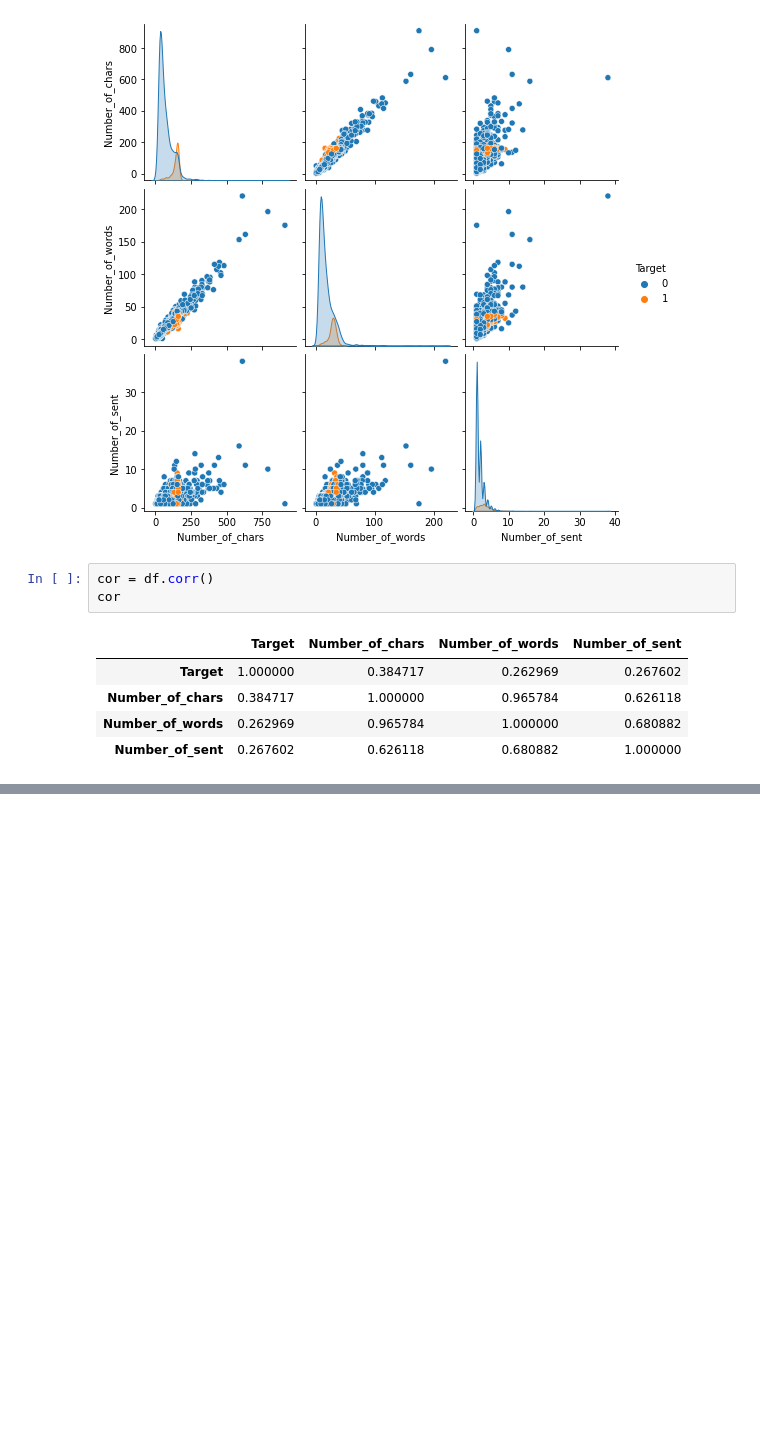
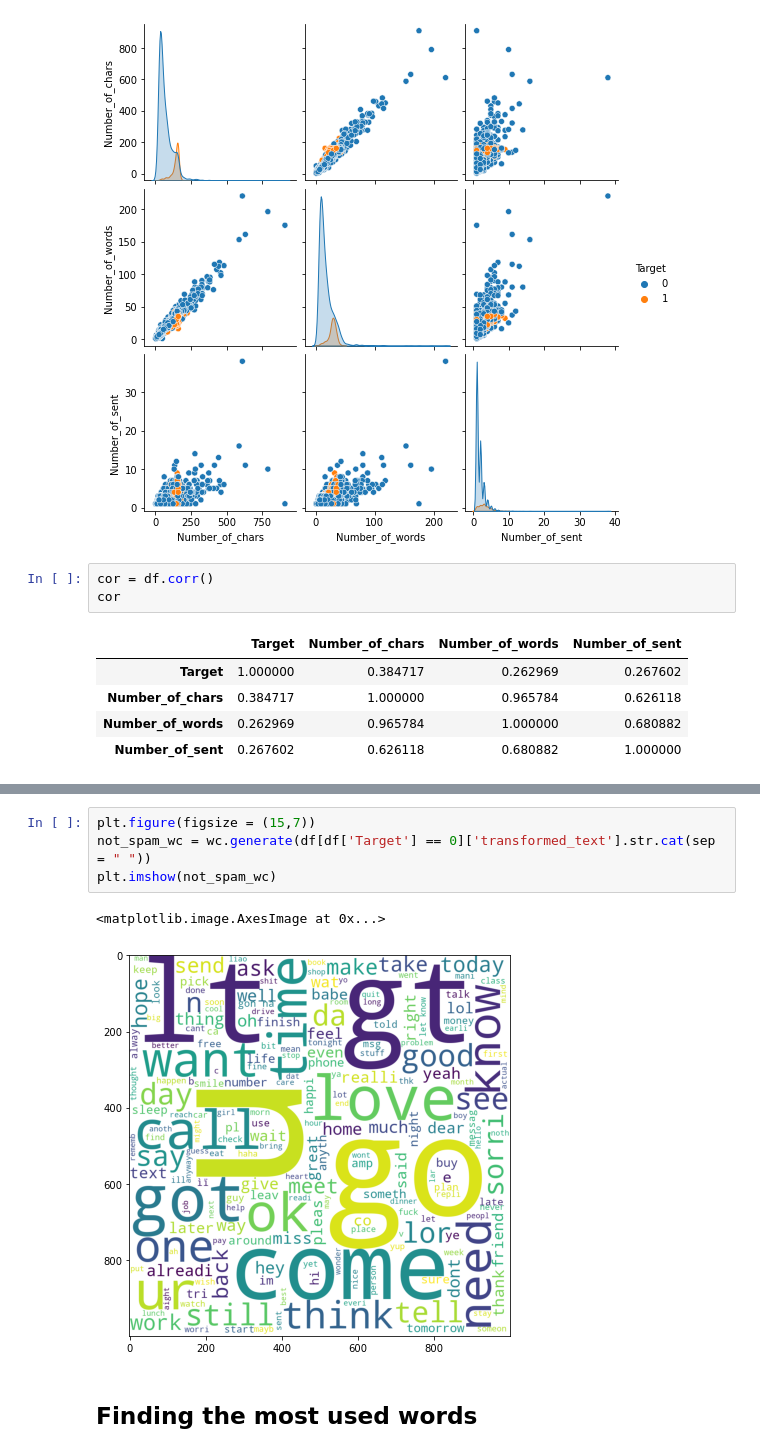
Before and after one commit to Soham2402/Spam_SMS-Email_Classifier, a Jupyter notebook: Email sms classifier.ipynb, the cells around one changed output, grey strips where cells are left out. Drawn from its saved outputs; the diff is of its cells as text; blank space fills up the shorter version.

```diff
--- a/Email sms classifier.ipynb
+++ b/Email sms classifier.ipynb
@@ -273,0 +396,9 @@ sns.heatmap(cor,annot = True)
+# %%
+plt.figure(figsize = (15,7))
+not_spam_wc = wc.generate(df[df['Target'] == 0]['transformed_text'].str.cat(sep = " "))
+plt.imshow(not_spam_wc)
+# %% [output]
+<matplotlib.image.AxesImage at 0x...>
+[figure, added]
+# %% [markdown]
+## Finding the most used words
```
Also changed, not shown: parts of 25 cells of this notebook.
